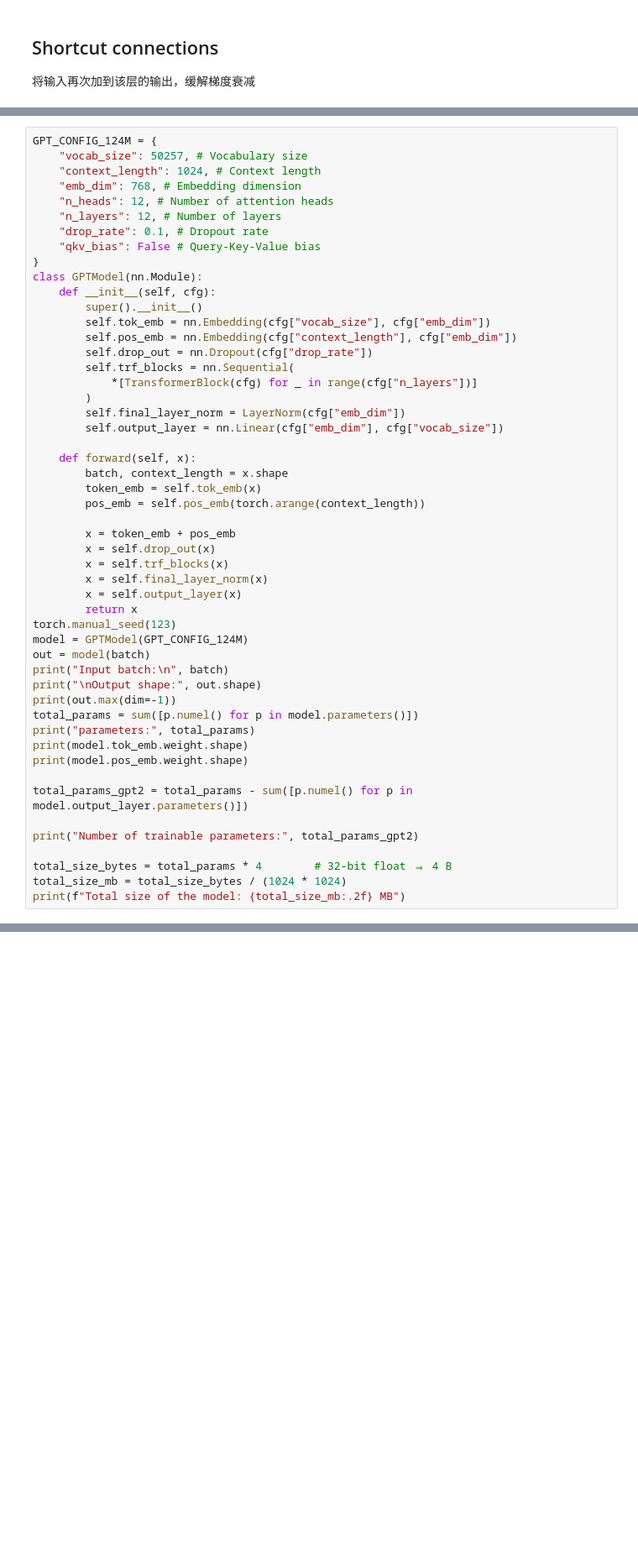
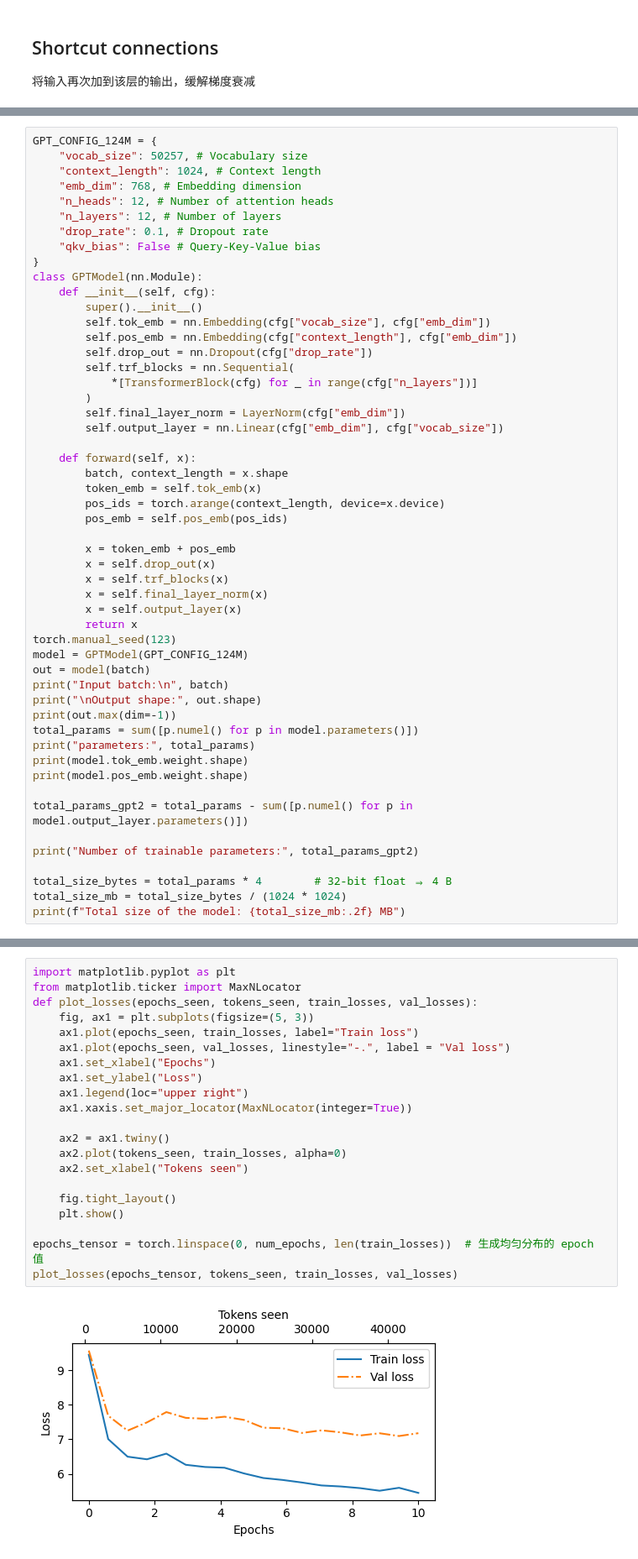
Before and after one commit to yifaaan/llm-from-scratch, a Jupyter notebook: main.ipynb, the cells around one changed output, grey strips where cells are left out. Shown: that part at 84% size. Saved outputs shown, nothing was run; the diff lists cells and outputs as text; blank space fills up the shorter version.

Commit message:
finish train

```diff
--- a/main.ipynb
+++ b/main.ipynb
@@ -960,7 +973,8 @@ class GPTModel(nn.Module):
     def forward(self, x):
         batch, context_length = x.shape
         token_emb = self.tok_emb(x)
-        pos_emb = self.pos_emb(torch.arange(context_length))
+        pos_ids = torch.arange(context_length, device=x.device)
+        pos_emb = self.pos_emb(pos_ids)
 
         x = token_emb + pos_emb
         x = self.drop_out(x)
@@ -1006,0 +1326,23 @@ Total size of the model: 622.02 MB
+# %%
+import matplotlib.pyplot as plt
+from matplotlib.ticker import MaxNLocator
+def plot_losses(epochs_seen, tokens_seen, train_losses, val_losses):
+    fig, ax1 = plt.subplots(figsize=(5, 3))
+    ax1.plot(epochs_seen, train_losses, label="Train loss")
+    ax1.plot(epochs_seen, val_losses, linestyle="-.", label = "Val loss")
+    ax1.set_xlabel("Epochs")
+    ax1.set_ylabel("Loss")
+    ax1.legend(loc="upper right")
+    ax1.xaxis.set_major_locator(MaxNLocator(integer=True))
+
+    ax2 = ax1.twiny()
+    ax2.plot(tokens_seen, train_losses, alpha=0)
+    ax2.set_xlabel("Tokens seen")
+
+    fig.tight_layout()
+    plt.show()
+
+epochs_tensor = torch.linspace(0, num_epochs, len(train_losses))  # 生成均匀分布的 epoch 值
+plot_losses(epochs_tensor, tokens_seen, train_losses, val_losses)
+# %% [output]
+[figure, added]
```
Also changed, not shown: parts of 23 cells of this notebook, 9 other files.
